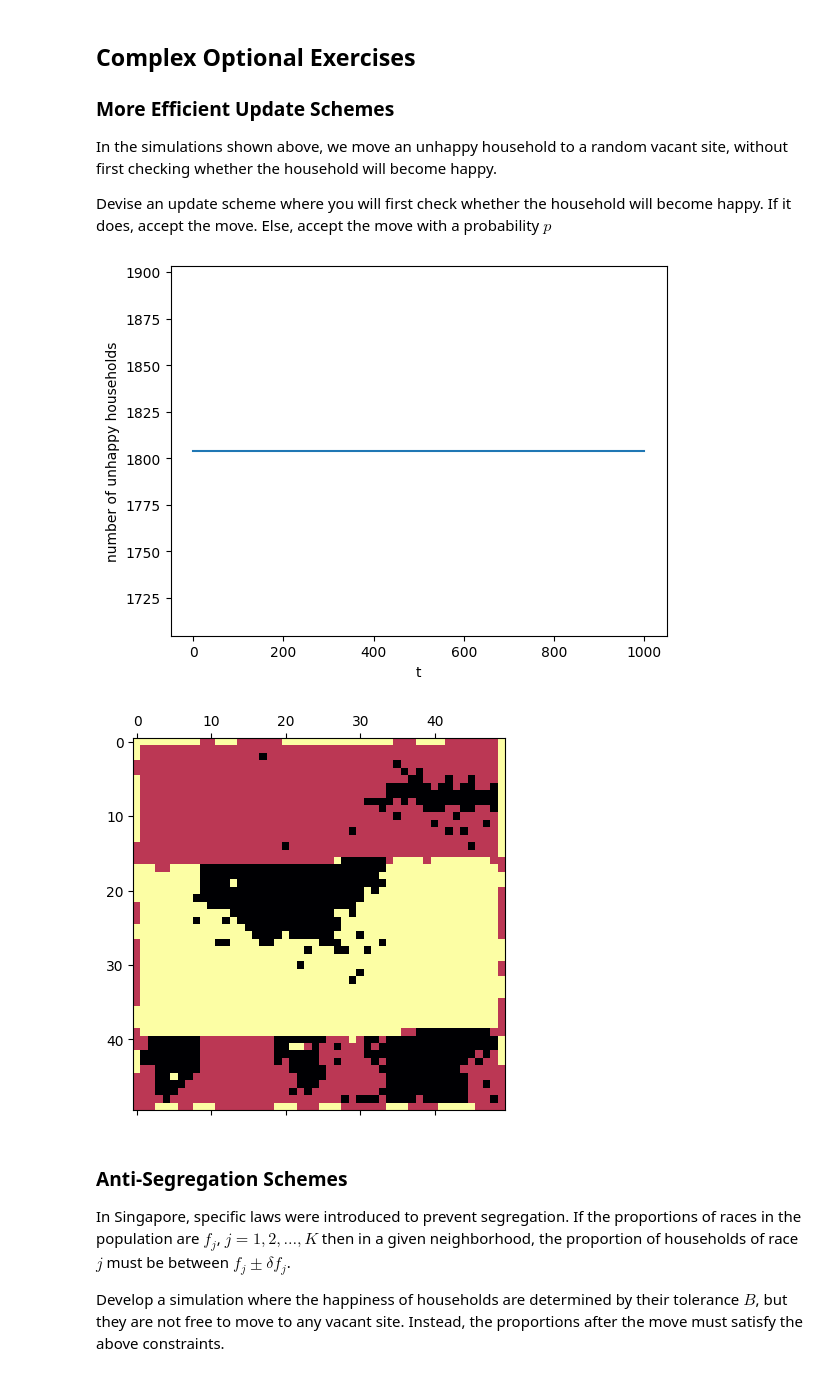
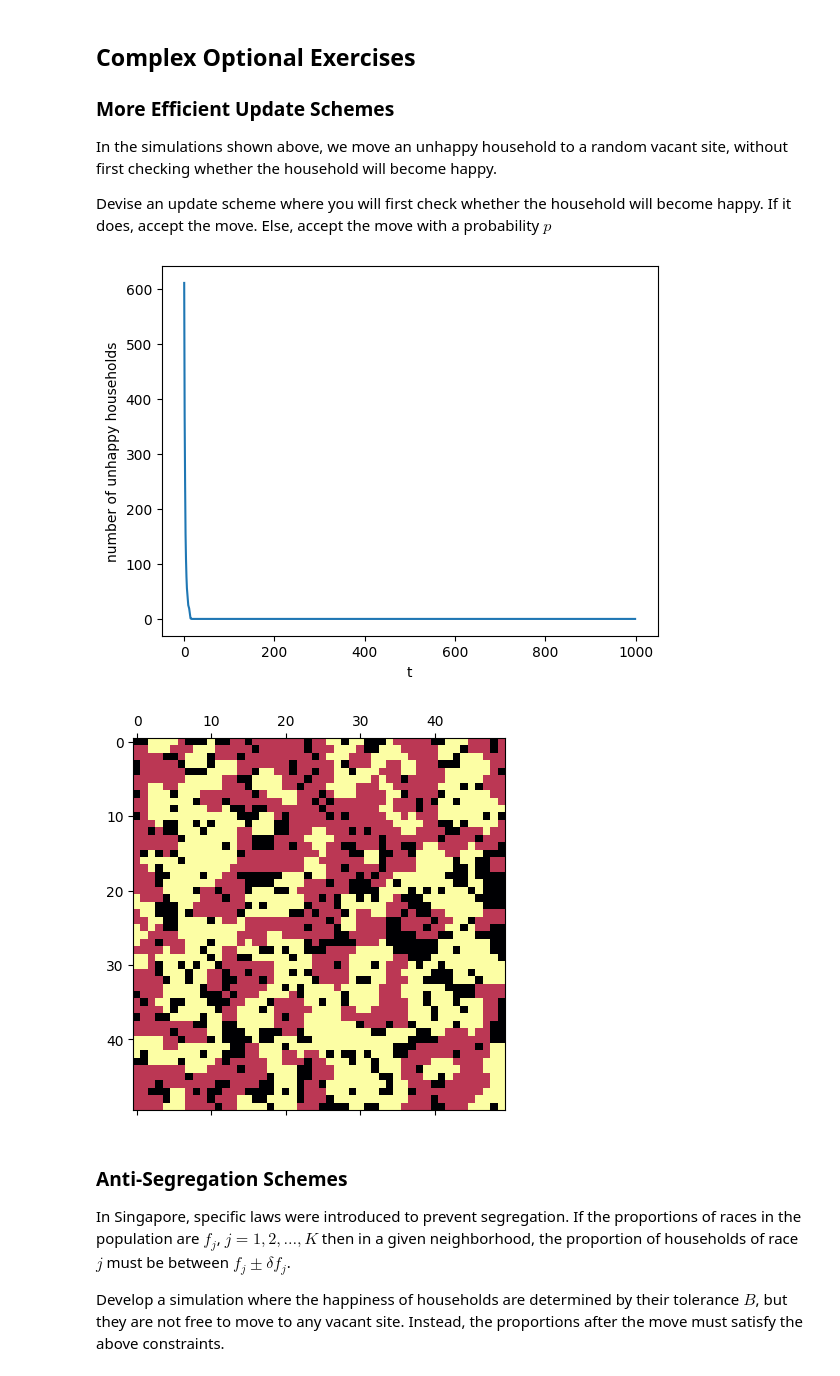
Before and after one commit to PunnawatSiri/Complexity_Science_Course, a Jupyter notebook: Segregation.ipynb, the cells around one changed output. Saved outputs shown, nothing was run; the diff lists cells and outputs as text; code cells hidden in the pictures.

Commit message:
Improve satisfaction function

```diff
--- a/Segregation.ipynb
+++ b/Segregation.ipynb
@@ -163,6 +164,8 @@ Let us view the city after one round of moves, to see what differences they made
 # %%
 # view the city
 plt.matshow(city,cmap='inferno')
+for x, y in unhappy:
+  plt.scatter(y,x, marker='x', color='red', s=5)
 plt.axis('equal')
 plt.show()
 # %% [output]
@@ -452,12 +455,14 @@ In the simulations shown above, we move an unhappy household to a random vacant
 Devise an update scheme where you will first check whether the household will become happy. If it does, accept the move. Else, accept the move with a probability $p$
 # %%
 import random
+import copy
 def move_better_place(city, vacant, unhappy,B,p=0.2):
     # in this function, we will move all unhappy households to
     # new sites. We can always do this because once an unhappy
     # household move away, its original site becomes vacant
     #
     # find number of unhappy households
+    city = copy.deepcopy(city)
     N = len(unhappy)
     # loop over all unhappy households
     for n in range(N):
@@ -508,20 +513,39 @@ def get_neighbors(i0, j0, max_i, max_j):
       if 0 <= ni < max_i and 0 <= nj < max_j:
           neighbors.append((ni, nj))
   return neighbors
+# %%
+def improved_satisfaction(city,B):
+  # initialize empty unhappy array
+  unhappy = []
+  # initialize empty unhappy array
+  unhappy = []
+  for l1 in range(city.shape[0]):
+    for l2 in range(city.shape[1]):
+      c = city[l1,l2]
+      if c > 0:
+        nbrs = get_neighbors(l1, l2, city.shape[0], city.shape[1])
+        nbrs_ethic = len([True for i,j in nbrs if city[i,j] == c])
+        if nbrs_ethic < len(nbrs)*B:
+          unhappy.append([l1,l2])
+  return unhappy
 # %%
 # initialize array to store number of unhappy households
 M = []
 # number of time steps to simulate
 T = 1000
-B = 0.2
+B = 1/3
+N = 1000
+L = 50
+city, vacant = init_city([N,N],L)
 # run simulations
 for t in range(T):
   # find unhappy households
-  unhappy = satisfaction(city, B)
+  unhappy = improved_satisfaction(city, B)
   # record number of unhappy households
   M.append(len(unhappy))
   # move households
   city = move_better_place(city, vacant, unhappy,B)
+unhappy = improved_satisfaction(city, B)
 # %%
 plt.plot(M)
 #plt.axis([0,100,1800,1830])
@@ -529,14 +553,17 @@ plt.xlabel('t')
 plt.ylabel('number of unhappy households')
 plt.show()
 # %% [output]
-[figure, old version]
+[figure, new version]
 # %%
 # view the city
 plt.matshow(city,cmap='inferno')
+# Emphasize unhappy cells by overlaying red squares
+for x, y in unhappy:
+  plt.scatter(y,x, marker='x', color='red', s=5)
 plt.axis('equal')
 plt.show()
 # %% [output]
-[figure, old version]
+[figure, new version]
 # %% [markdown]
 ### Anti-Segregation Schemes
 
```
Also changed, not shown: parts of 8 cells of this notebook.
